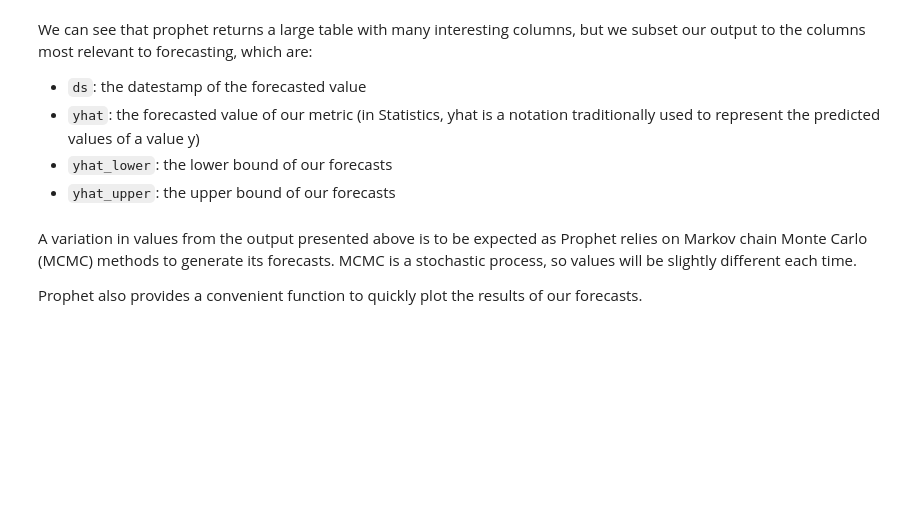
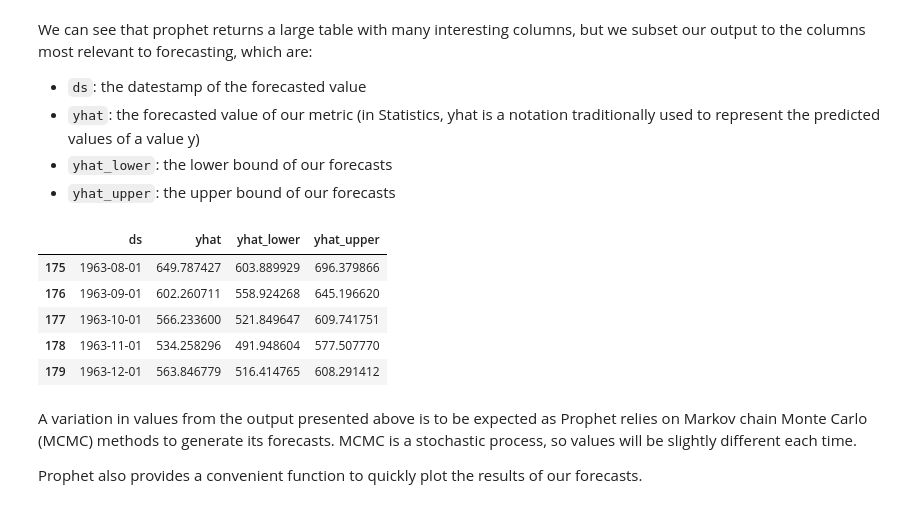
Before and after one commit to giorosati/dsc-3-26-09-facebook-prophet-lab-online-ds-pt-100118, a Jupyter notebook: index.ipynb, the cells around one changed output. Saved outputs shown, nothing was run; the diff lists cells and outputs as text; code cells hidden in the pictures; blank space fills up the shorter version.

```diff
--- a/index.ipynb
+++ b/index.ipynb
@@ -174,15 +194,23 @@ We can see that prophet returns a large table with many interesting columns, but
 * `yhat_upper`: the upper bound of our forecasts
 # %%
 # Subset above mentioned columns and view the tail
+forecast[['ds', 'yhat', 'yhat_lower', 'yhat_upper']].tail()
 
 
 
 # 	ds	yhat	yhat_lower	yhat_upper
 # 175	1963-08-01	649.787427	604.921338	695.757506
 # 176	1963-09-01	602.260711	557.213400	645.642244
 # 177	1963-10-01	566.233600	524.324314	608.815224
 # 178	1963-11-01	534.258296	488.622666	578.243727
 # 179	1963-12-01	563.846779	516.242796	609.748779
+# %% [output]
+|  | ds | yhat | yhat_lower | yhat_upper |
+| 175 | 1963-08-01 | 649.787427 | 603.889929 | 696.379866 |
+| 176 | 1963-09-01 | 602.260711 | 558.924268 | 645.196620 |
+| 177 | 1963-10-01 | 566.233600 | 521.849647 | 609.741751 |
+| 178 | 1963-11-01 | 534.258296 | 491.948604 | 577.507770 |
+| 179 | 1963-12-01 | 563.846779 | 516.414765 | 608.291412 |
 # %% [markdown]
 A variation in values from the output presented above is to be expected as Prophet relies on Markov chain Monte Carlo (MCMC) methods to generate its forecasts. MCMC is a stochastic process, so values will be slightly different each time.
 
```
Also changed, not shown: parts of 6 cells of this notebook.
